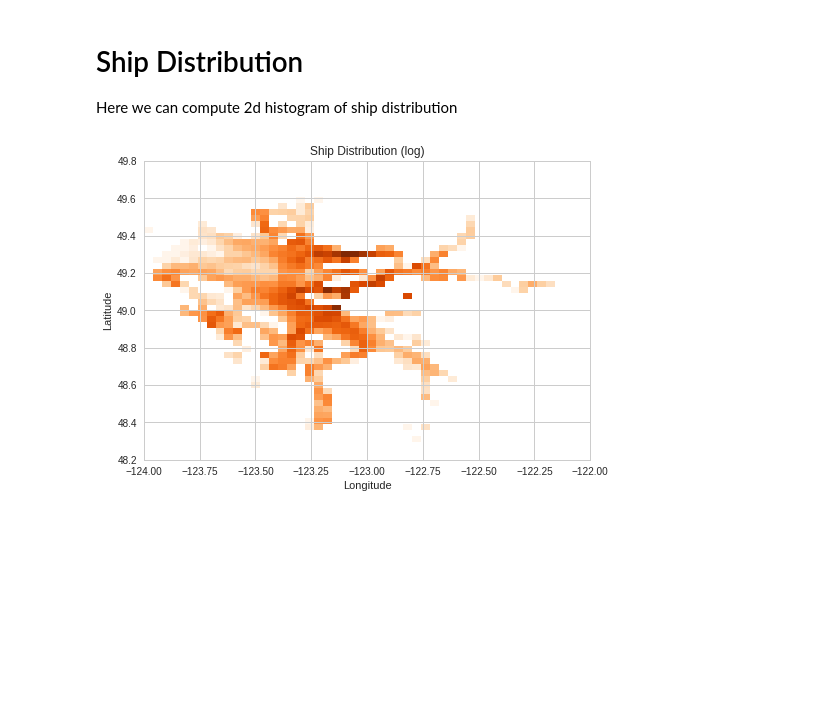
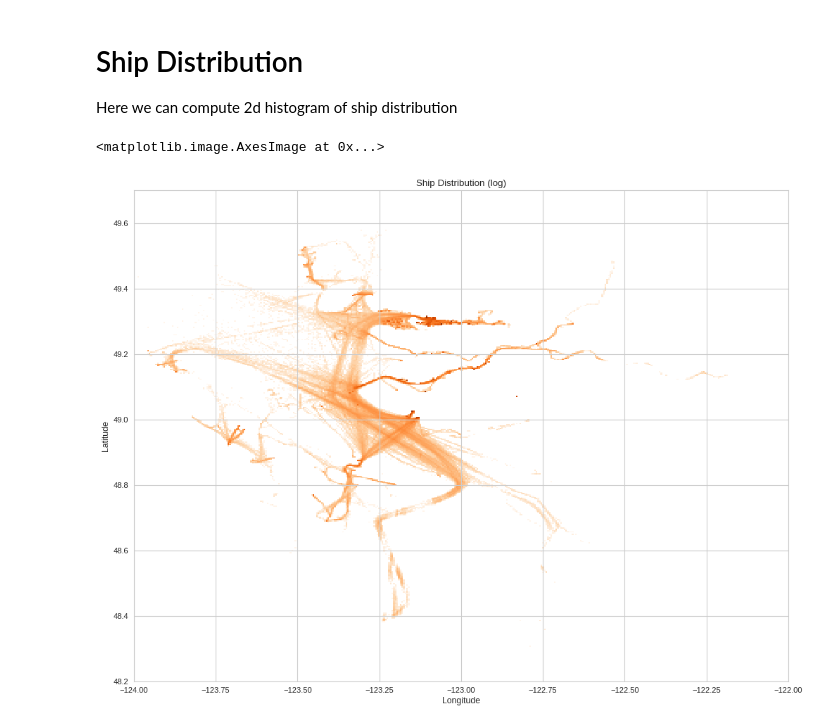
Before and after one commit to slemonide/workshop-content18, a Jupyter notebook: 3-snc/src/Danil/Danil-4-ShipDistribution.ipynb, the cells around one changed output. Drawn from its saved outputs; the diff is of its cells as text; code cells hidden in the pictures; blank space fills up the shorter version.

Commit message:
Ship distribution

```diff
--- a/3-snc/src/Danil/Danil-4-ShipDistribution.ipynb
+++ b/3-snc/src/Danil/Danil-4-ShipDistribution.ipynb
@@ -62,20 +63,25 @@ max_long = max(delta_cur.Longitude)
 
 min_lat = min(delta_cur.Latitude) # y
 max_lat = max(delta_cur.Latitude)
-# %%
-import matplotlib
-
-fig = plt.figure()
-ax = fig.add_subplot(111, xlabel="Longitude", ylabel="Latitude", title="Ship Distribution (log)")
-
-x = delta_cur.Longitude
-y = delta_cur.Latitude
-
-a = matplotlib.pyplot.hist2d(x,y,
-                             bins=50,
-                             normed=True,
-                             norm=matplotlib.colors.LogNorm(),
-                             cmap=matplotlib.cm.Oranges,
-                             range=[[-124, -122], [48.2, 49.8]])
-# %% [output]
-[figure, removed]
+# %%
+NUM = 400
+
+x = delta_cur.Longitude
+y = delta_cur.Latitude
+
+xedges = np.linspace(-124,-122,num=NUM)
+yedges = np.linspace(48.2,49.7,num=NUM)
+
+H, xedges, yedges = np.histogram2d(x, y, bins=(xedges, yedges))
+
+H = H.T  # Let each row list bins with common y range.
+
+fig = plt.figure(figsize=(15, 15), dpi= 80, facecolor='w', edgecolor='k')
+ax = fig.add_subplot(111, xlabel="Longitude", ylabel="Latitude", title="Ship Distribution (log)")
+plt.imshow(H, interpolation='nearest', origin='low',
+           extent=[xedges[0], xedges[-1], yedges[0], yedges[-1]],
+           cmap=matplotlib.cm.Oranges,
+           norm=matplotlib.colors.LogNorm())
+# %% [output]
+<matplotlib.image.AxesImage at 0x...>
+[figure, added]
```
Also changed, not shown: parts of 2 cells of this notebook, 1 other file.
